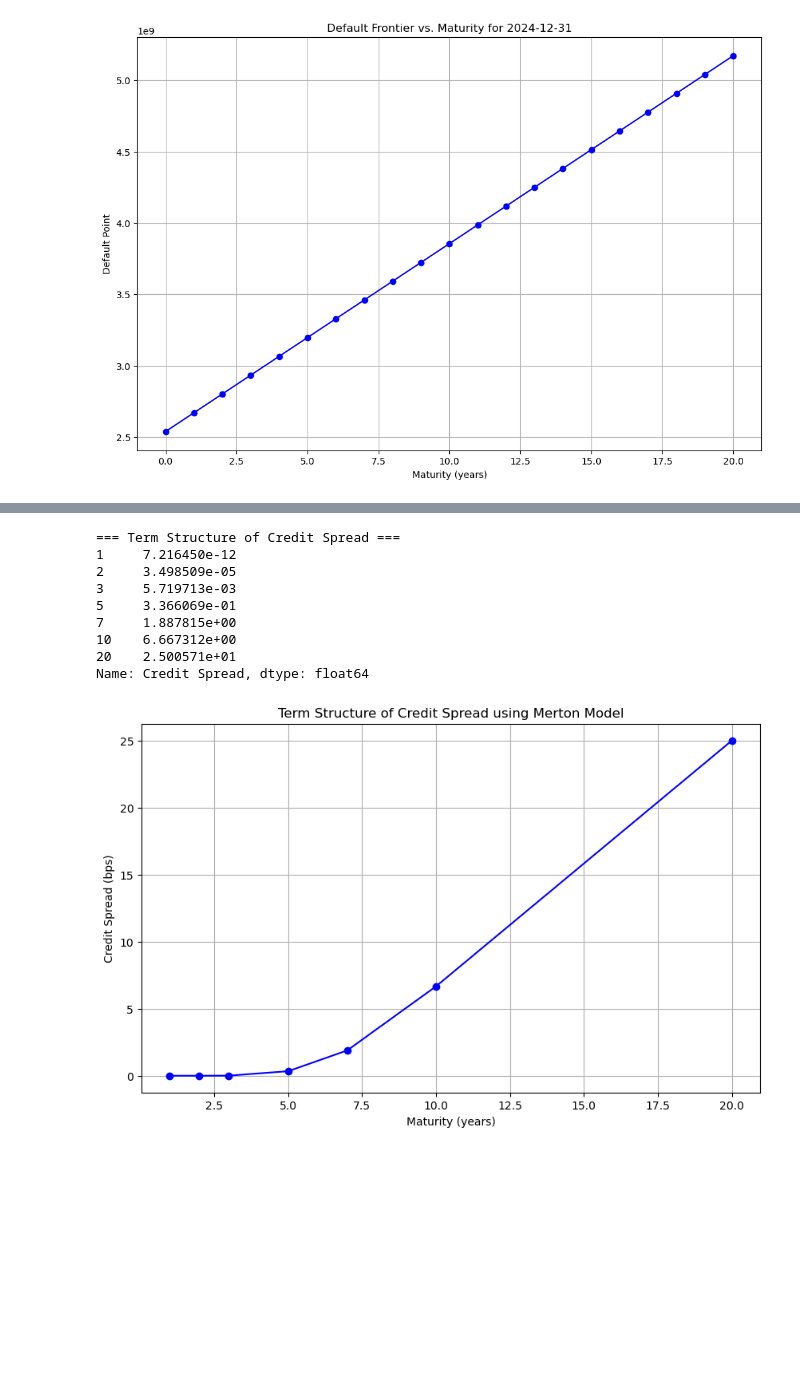
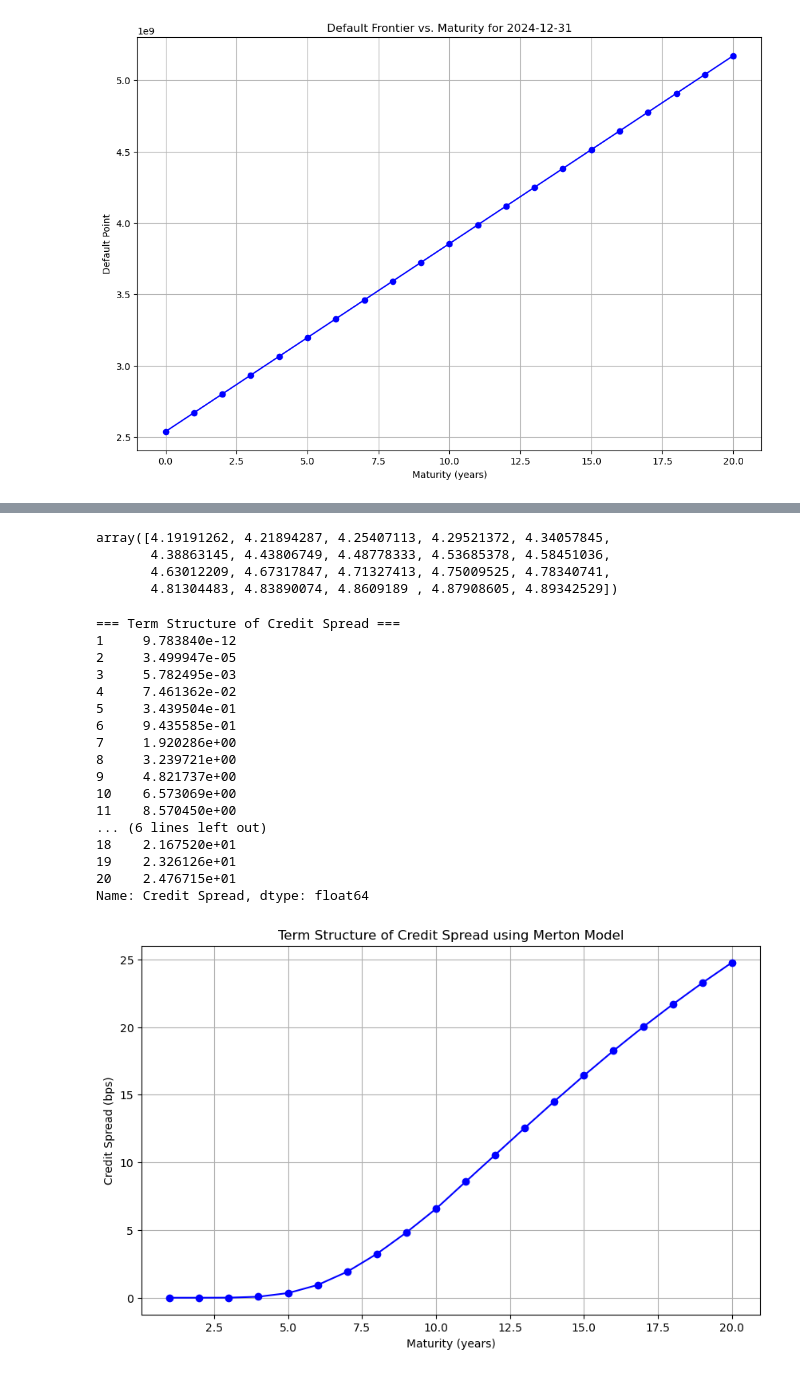
Before and after one commit to fangsitang/TP2_fixed_income, a Jupyter notebook: Part_One.ipynb, the cells around one changed output, grey strips where cells are left out. Cells and saved outputs as stored; diff of their text form; code cells hidden in the pictures; blank space fills up the shorter version.

Commit message:
fix the yields mistakes

```diff
--- a/Part_One.ipynb
+++ b/Part_One.ipynb
@@ -403,14 +450,36 @@ plt.show()
 # Organize the data
 # Map each maturity (in years) to its corresponding FRED series code
 fred_series = {
-    1: "DGS1",    # 1-year zero-coupon yield
-    2: "DGS2",    # 2-year zero-coupon yield
-    3: "DGS3",    # 3-year zero-coupon yield
-    5: "DGS5",    # 5-year zero-coupon yield
-    7: "DGS7",    # 7-year zero-coupon yield
-    10: "DGS10",  # 10-year zero-coupon yield
-    20: "DGS20"   # 20-year zero-coupon yield
+    1: "THREEFY1",    # 1-year zero-coupon yield
+    2: "THREEFY2",    # 2-year zero-coupon yield
+    3: "THREEFY3",    # 3-year zero-coupon yield
+    4: "THREEFY4",    # 4-year zero-coupon yield
+    5: "THREEFY5",    # 5-year zero-coupon yield
+    6: "THREEFY6",    # 6-year zero-coupon yield
+    7: "THREEFY7",    # 7-year zero-coupon yield
+    8: "THREEFY8",    # 8-year zero-coupon yield
+    9: "THREEFY9",    # 9-year zero-coupon yield
+    10: "THREEFY10"  # 10-year zero-coupon yield
 }
+
+# NSS parameters from St-Louis Fed for 2025-01-02
+beta0 = 1.3997809781669e-05
+beta1 = 4.17537838746407
+beta2 = -124.32776755909
+beta3 = 134.379235533314
+tau1 = 12.3652373905849
+tau2 = 12.9049079240786
+
+def nss_curve(t, beta0, beta1, beta2, beta3, tau1, tau2):
+    term1 = beta0
+    term2 = beta1 * ((1 - np.exp(-t / tau1)) / (t / tau1))
+    term3 = beta2 * (((1 - np.exp(-t / tau1)) / (t / tau1)) - np.exp(-t / tau1))
+    term4 = beta3 * (((1 - np.exp(-t / tau2)) / (t / tau2)) - np.exp(-t / tau2))
+    return term1 + term2 + term3 + term4
+
+maturities = np.array([1, 2, 3, 4, 5, 6, 7, 8, 9, 10, 11, 12, 13, 14, 15, 16, 17, 18, 19, 20])
+risk_free_yields = nss_curve(maturities, beta0, beta1, beta2, beta3, tau1, tau2)
+
 
 # Set the target date for which you want to retrieve data
 target_date = "2025-01-02"
@@ -421,13 +490,11 @@ for maturity, series in fred_series.items():
     data = pdr.get_data_fred(series, start=target_date, end=target_date)
     if not data.empty:  # Check if any data was returned
         rf_data[maturity] = data[series].iloc[0]
+for t in range(11, 21):
+    rf_data[t] = nss_curve(t, beta0, beta1, beta2, beta3, tau1, tau2)
 
 rf_data_df = pd.DataFrame.from_dict(rf_data, orient='index', columns=["Yield"])
 
 # Convert the dictionary into a DataFrame for easier viewing
 combined_df = default_frontier_df.join(rf_data_df, how='left')
 df = combined_df.dropna()
-
-# Asset value and volatility on 2024-12-31
-asset_value = asset_values.iloc[-1]
-volatility = final_sigma * np.sqrt(252)
@@ -434,3 +521,10 @@ volatility = final_sigma * np.sqrt(252)
+# %%
+risk_free_yields
+# %% [output]
+array([4.19191262, 4.21894287, 4.25407113, 4.29521372, 4.34057845,
+       4.38863145, 4.43806749, 4.48778333, 4.53685378, 4.58451036,
+       4.63012209, 4.67317847, 4.71327413, 4.75009525, 4.78340741,
+       4.81304483, 4.83890074, 4.8609189 , 4.87908605, 4.89342529])
 # %%
 import numpy as np
 from scipy.stats import norm
@@ -439,7 +533,7 @@ import pandas as pd
 # Input Data
 # Asset value and volatility on 2024-12-31
 v = asset_values.iloc[-1]
-volatility = final_sigma * np.sqrt(252)
+volatility = final_sigma
 rf = df.Yield / 100
 debt = df["Default Point"]
 
@@ -456,39 +550,47 @@ for T in maturities:
     # Calculate d1 and d2 using the Merton model formulas
     d1 = (np.log(v / M) + (r + 0.5 * volatility**2) * T) / (volatility * np.sqrt(T))
     d2 = d1 - volatility * np.sqrt(T)
 
      # Calculate D according to the Merton model
     D = M * np.exp(-r * T) * norm.cdf(d2) + v * norm.cdf(-d1)
 
     # Calculate the credit spread (converted to basis points)
     spread = (-1 / T * np.log(D / M) - r) * 10000
 
     credit_spreads.append(spread)
 
 # Convert the calculated results into a Series with maturities as the index
 credit_spread_series = pd.Series(credit_spreads, index=maturities, name="Credit Spread")
 
 # Print the resulting table
 print("=== Term Structure of Credit Spread ===")
 print(credit_spread_series)
 
 # Plot the term structure of credit spreads
 plt.figure(figsize=(10, 6))
 plt.plot(credit_spread_series.index, credit_spread_series, marker='o', linestyle='-', color='b')
 plt.xlabel("Maturity (years)")
 plt.ylabel("Credit Spread (bps)")
 plt.title("Term Structure of Credit Spread using Merton Model")
 plt.grid(True)
 plt.show()
 # %% [output]
 === Term Structure of Credit Spread ===
-1     7.216450e-12
-2     3.498509e-05
-3     5.719713e-03
-5     3.366069e-01
-7     1.887815e+00
-10    6.667312e+00
-20    2.500571e+01
+1     9.783840e-12
+2     3.499947e-05
+3     5.782495e-03
+4     7.461362e-02
+5     3.439504e-01
+6     9.435585e-01
+7     1.920286e+00
+8     3.239721e+00
+9     4.821737e+00
+10    6.573069e+00
+11    8.570450e+00
+... (6 lines left out)
+18    2.167520e+01
+19    2.326126e+01
+20    2.476715e+01
 Name: Credit Spread, dtype: float64
-[figure, old version]
+[figure, new version]
 # %%
```
Also changed, not shown: parts of 11 cells of this notebook.
